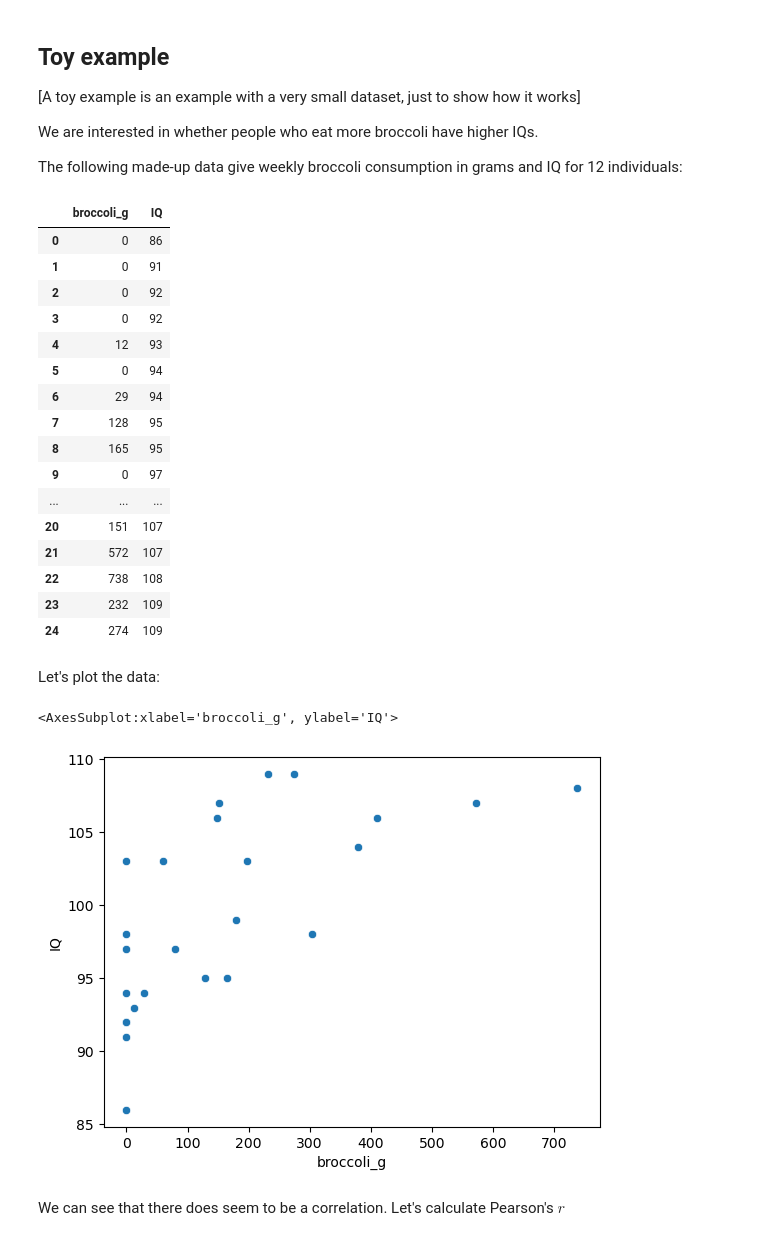
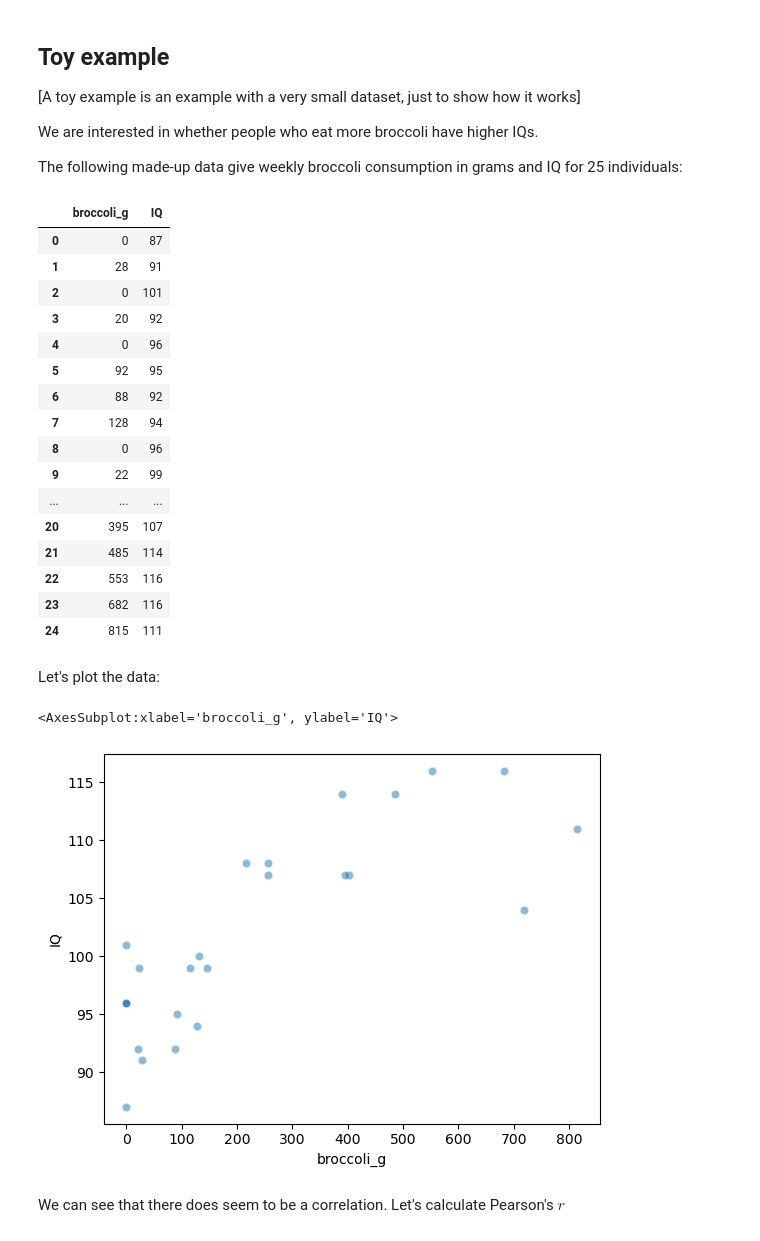
Before and after one commit to jillxoreilly/StatsCourseBook, a Jupyter notebook: _build/html/_sources/permutation_correlation.ipynb, the cells around one changed output. Saved outputs shown, nothing was run; the diff lists cells and outputs as text; code cells hidden in the pictures.

```diff
--- a/_build/html/_sources/permutation_correlation.ipynb
+++ b/_build/html/_sources/permutation_correlation.ipynb
@@ -29,34 +29,34 @@ import seaborn as sns
 
 We are interested in whether people who eat more broccoli have higher IQs.
 
-The following made-up data give weekly broccoli consumption in grams and IQ for 12 individuals:
+The following made-up data give weekly broccoli consumption in grams and IQ for 25 individuals:
 # %%
-broccoli = pandas.read_csv('data/broccoli.csv')
+broccoli = pandas.read_csv('https://raw.githubusercontent.com/jillxoreilly/StatsCourseBook/main/data/broccoli.csv')
 broccoli
 # %% [output]
 |  | broccoli_g | IQ |
-| 0 | 0 | 86 |
-| 1 | 0 | 91 |
-| 2 | 0 | 92 |
-| 3 | 0 | 92 |
-| 4 | 12 | 93 |
-| 5 | 0 | 94 |
-| 6 | 29 | 94 |
-| 7 | 128 | 95 |
-| 8 | 165 | 95 |
-| 9 | 0 | 97 |
+| 0 | 0 | 87 |
+| 1 | 28 | 91 |
+| 2 | 0 | 101 |
+| 3 | 20 | 92 |
+| 4 | 0 | 96 |
+| 5 | 92 | 95 |
+| 6 | 88 | 92 |
+| 7 | 128 | 94 |
+| 8 | 0 | 96 |
+| 9 | 22 | 99 |
 | ... | ... | ... |
-| 20 | 151 | 107 |
-| 21 | 572 | 107 |
-| 22 | 738 | 108 |
-| 23 | 232 | 109 |
-| 24 | 274 | 109 |
+| 20 | 395 | 107 |
+| 21 | 485 | 114 |
+| 22 | 553 | 116 |
+| 23 | 682 | 116 |
+| 24 | 815 | 111 |
-# %% [markdown]
-Let's plot the data:
+# %% [markdown]
+Let's plot the data:
 # %%
-sns.scatterplot(data=broccoli, x='broccoli_g', y='IQ')
+sns.scatterplot(data=broccoli, x='broccoli_g', y='IQ', alpha=0.5)
 # %% [output]
 <AxesSubplot:xlabel='broccoli_g', ylabel='IQ'>
-[figure, old version]
+[figure, new version]
 # %% [markdown]
 We can see that there does seem to be a correlation. Let's calculate Pearson's $r$
```
Also changed, not shown: parts of 25 cells of this notebook, 53 other files.
